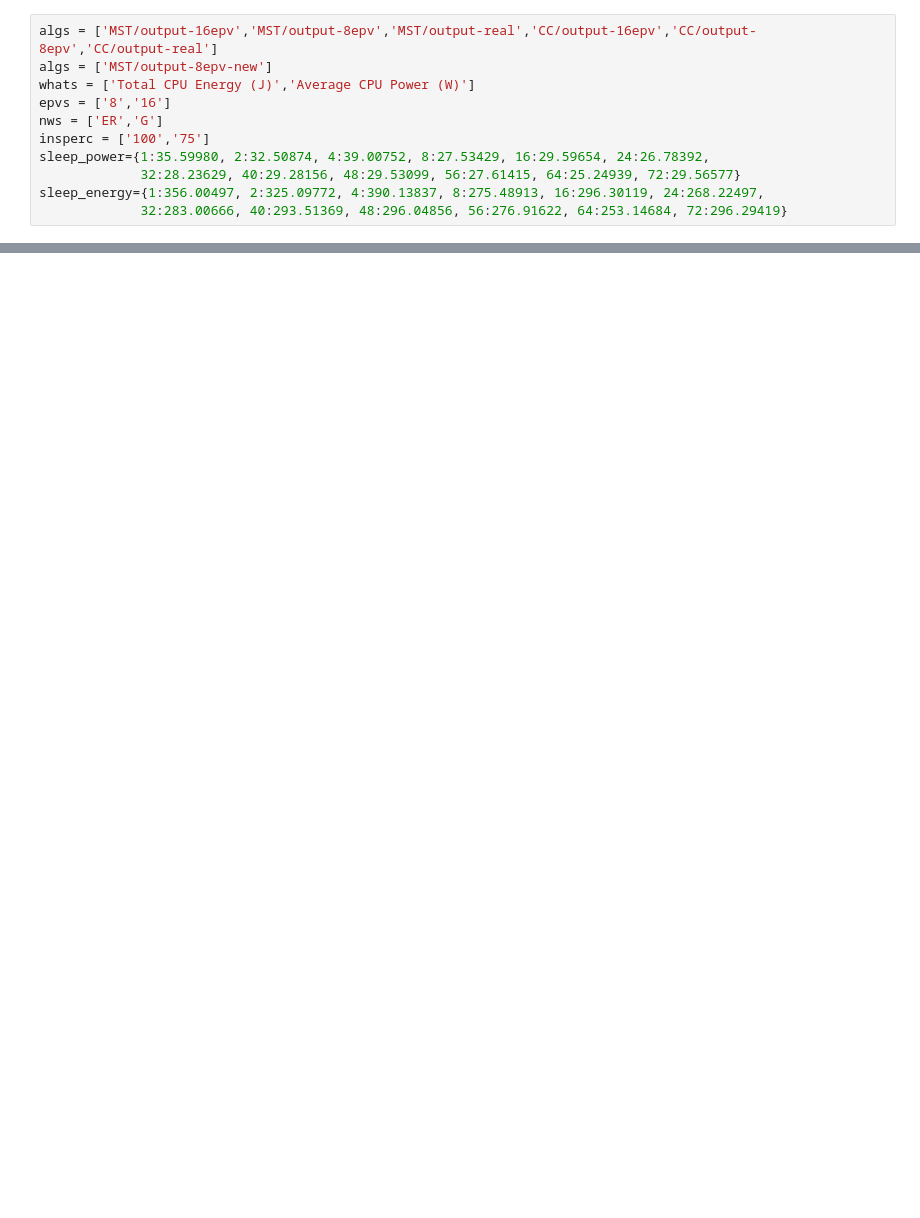
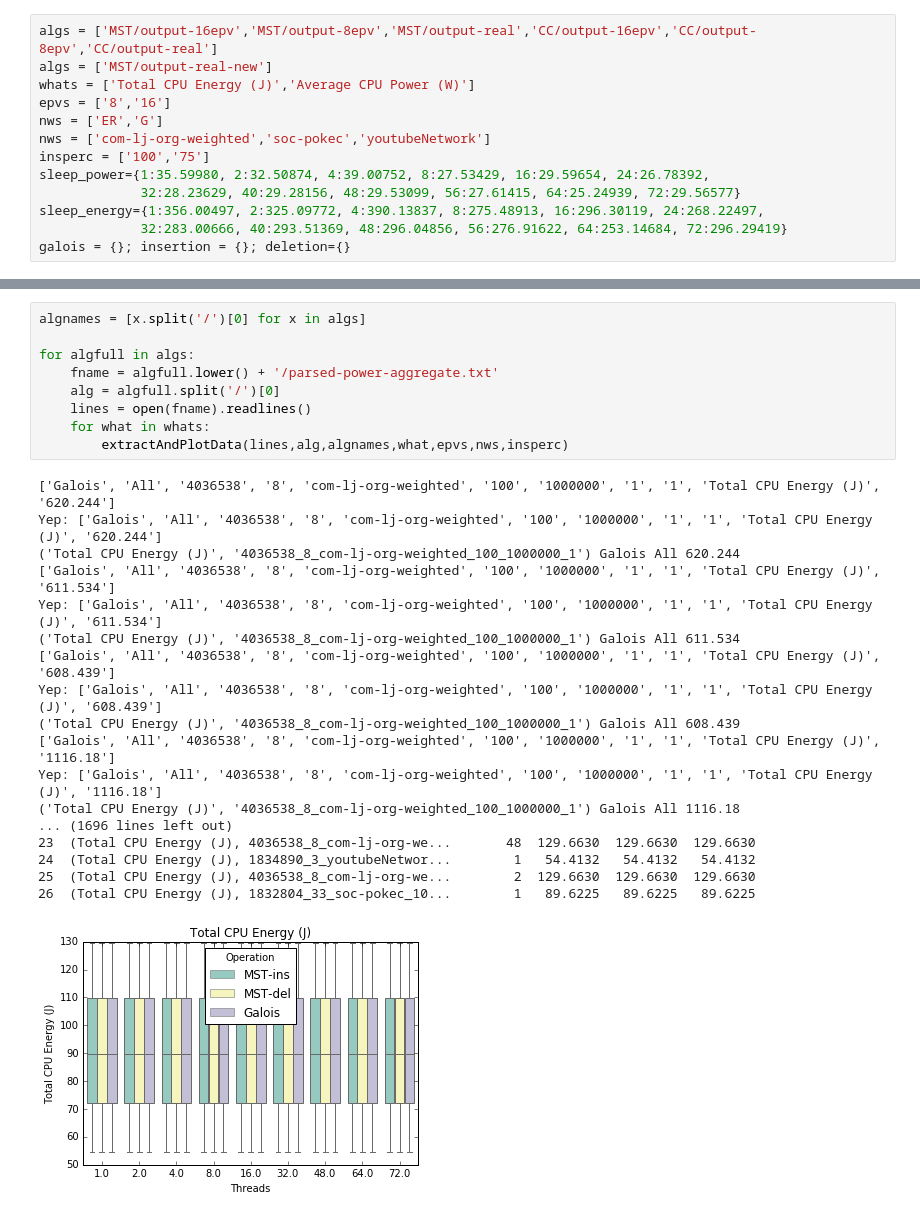
Before and after one commit to HPCL/easy-parallel-graph, a Jupyter notebook: papers/journal/Power2-revised.ipynb, the cells around one changed output, grey strips where cells are left out. Cells and saved outputs as stored; diff of their text form; blank space fills up the shorter version.

Commit message:
fixed parsed data

```diff
--- a/papers/journal/Power2-revised.ipynb
+++ b/papers/journal/Power2-revised.ipynb
@@ -9,11 +14,13 @@ import sys
 # %%
 algs = ['MST/output-16epv','MST/output-8epv','MST/output-real','CC/output-16epv','CC/output-8epv','CC/output-real']
-algs = ['MST/output-8epv-new']
+algs = ['MST/output-real-new']
 whats = ['Total CPU Energy (J)','Average CPU Power (W)']
 epvs = ['8','16']
 nws = ['ER','G']
+nws = ['com-lj-org-weighted','soc-pokec','youtubeNetwork']
 insperc = ['100','75']
 sleep_power={1:35.59980, 2:32.50874, 4:39.00752, 8:27.53429, 16:29.59654, 24:26.78392,
              32:28.23629, 40:29.28156, 48:29.53099, 56:27.61415, 64:25.24939, 72:29.56577}
 sleep_energy={1:356.00497, 2:325.09772, 4:390.13837, 8:275.48913, 16:296.30119, 24:268.22497,
              32:283.00666, 40:293.51369, 48:296.04856, 56:276.91622, 64:253.14684, 72:296.29419}
+galois = {}; insertion = {}; deletion={}
@@ -131,0 +149,28 @@ MST_G_16_75_AverageCPUPower(W).pdf : No data
+# %%
+algnames = [x.split('/')[0] for x in algs]
+
+for algfull in algs:
+    fname = algfull.lower() + '/parsed-power-aggregate.txt'
+    alg = algfull.split('/')[0]
+    lines = open(fname).readlines()
+    for what in whats:
+        extractAndPlotData(lines,alg,algnames,what,epvs,nws,insperc)
+# %% [output]
+['Galois', 'All', '4036538', '8', 'com-lj-org-weighted', '100', '1000000', '1', '1', 'Total CPU Energy (J)', '620.244']
+Yep: ['Galois', 'All', '4036538', '8', 'com-lj-org-weighted', '100', '1000000', '1', '1', 'Total CPU Energy (J)', '620.244']
+('Total CPU Energy (J)', '4036538_8_com-lj-org-weighted_100_1000000_1') Galois All 620.244
+['Galois', 'All', '4036538', '8', 'com-lj-org-weighted', '100', '1000000', '1', '1', 'Total CPU Energy (J)', '611.534']
+Yep: ['Galois', 'All', '4036538', '8', 'com-lj-org-weighted', '100', '1000000', '1', '1', 'Total CPU Energy (J)', '611.534']
+('Total CPU Energy (J)', '4036538_8_com-lj-org-weighted_100_1000000_1') Galois All 611.534
+['Galois', 'All', '4036538', '8', 'com-lj-org-weighted', '100', '1000000', '1', '1', 'Total CPU Energy (J)', '608.439']
+Yep: ['Galois', 'All', '4036538', '8', 'com-lj-org-weighted', '100', '1000000', '1', '1', 'Total CPU Energy (J)', '608.439']
+('Total CPU Energy (J)', '4036538_8_com-lj-org-weighted_100_1000000_1') Galois All 608.439
+['Galois', 'All', '4036538', '8', 'com-lj-org-weighted', '100', '1000000', '1', '1', 'Total CPU Energy (J)', '1116.18']
+Yep: ['Galois', 'All', '4036538', '8', 'com-lj-org-weighted', '100', '1000000', '1', '1', 'Total CPU Energy (J)', '1116.18']
+('Total CPU Energy (J)', '4036538_8_com-lj-org-weighted_100_1000000_1') Galois All 1116.18
+... (1696 lines left out)
+23  (Total CPU Energy (J), 4036538_8_com-lj-org-we...       48  129.6630  129.6630  129.6630
+24  (Total CPU Energy (J), 1834890_3_youtubeNetwor...        1   54.4132   54.4132   54.4132
+25  (Total CPU Energy (J), 4036538_8_com-lj-org-we...        2  129.6630  129.6630  129.6630
+26  (Total CPU Energy (J), 1832804_33_soc-pokec_10...        1   89.6225   89.6225   89.6225
+[figure, added]
```
Also changed, not shown: parts of 7 cells of this notebook, 1 other file.
